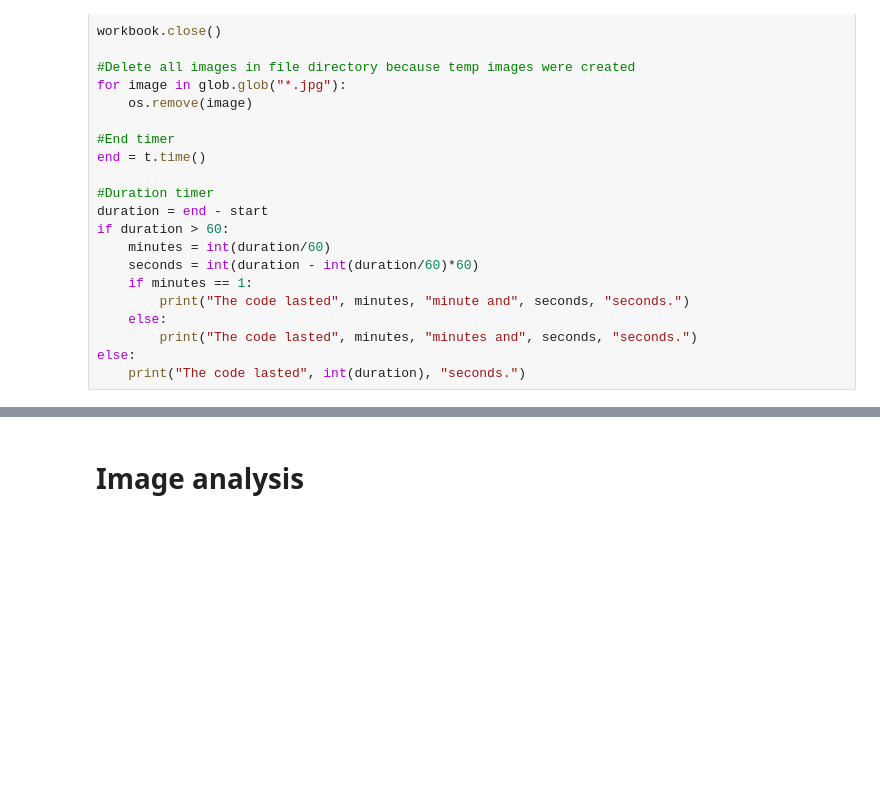
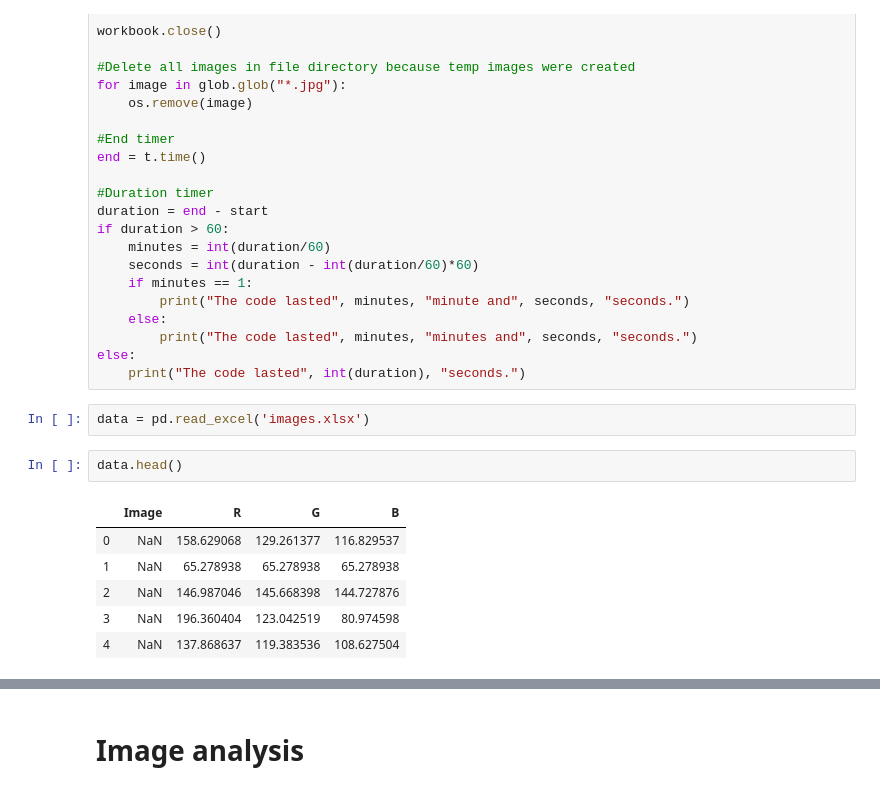
Before and after one commit to SalimAmarti/Color_Classifier, a Jupyter notebook: Color classifier.ipynb, the cells around one changed output, grey strips where cells are left out. Saved outputs shown, nothing was run; the diff lists cells and outputs as text; blank space fills up the shorter version.

```diff
--- a/Color classifier.ipynb
+++ b/Color classifier.ipynb
@@ -141,3 +143,14 @@ if duration > 60:
         print("The code lasted", minutes, "minutes and", seconds, "seconds.")
 else:
     print("The code lasted", int(duration), "seconds.")
+# %%
+data = pd.read_excel('images.xlsx')
+# %%
+data.head()
+# %% [output]
+|  | Image | R | G | B |
+| 0 | NaN | 158.629068 | 129.261377 | 116.829537 |
+| 1 | NaN | 65.278938 | 65.278938 | 65.278938 |
+| 2 | NaN | 146.987046 | 145.668398 | 144.727876 |
+| 3 | NaN | 196.360404 | 123.042519 | 80.974598 |
+| 4 | NaN | 137.868637 | 119.383536 | 108.627504 |
```
Also changed, not shown: parts of 11 cells of this notebook.
